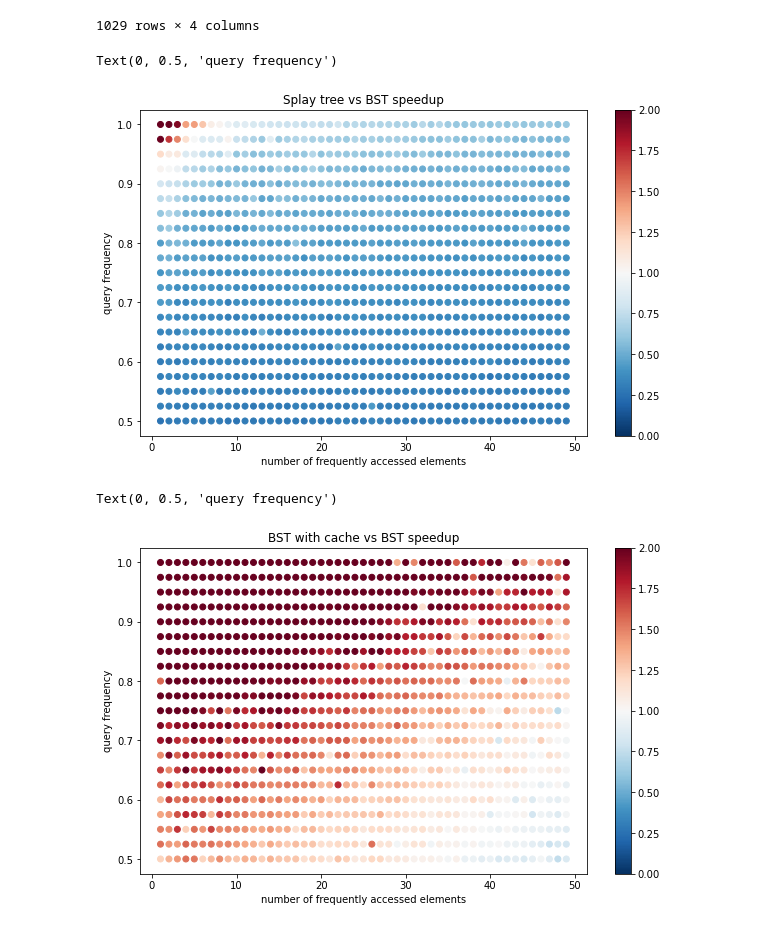
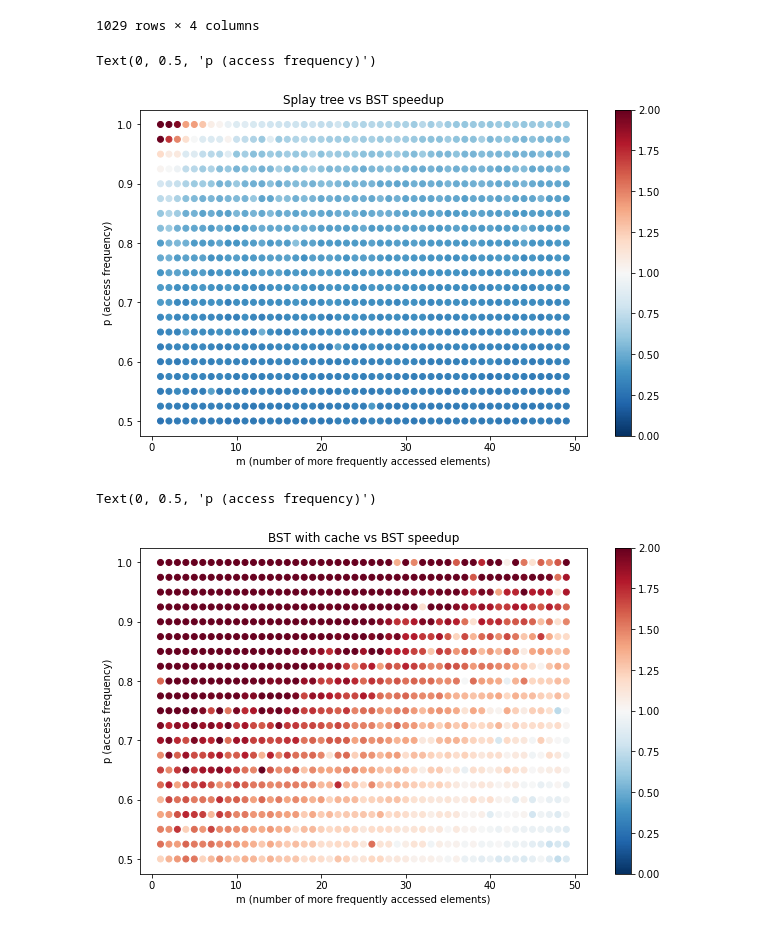
Before and after one commit to alberttxu/splaytree, a Jupyter notebook: Untitled.ipynb, the cells around one changed output. Saved outputs shown, nothing was run; the diff lists cells and outputs as text; code cells hidden in the pictures.

```diff
--- a/Untitled.ipynb
+++ b/Untitled.ipynb
@@ -23,20 +23,20 @@ df
 # %%
 plt.figure(figsize=(10,6))
 plt.scatter(df.m, df.p, c=df.speedup_splay, cmap="RdBu_r", vmin=0, vmax=2)
 plt.colorbar()
 plt.title("Splay tree vs BST speedup")
-plt.xlabel("number of frequently accessed elements")
-plt.ylabel("query frequency")
+plt.xlabel("m (number of more frequently accessed elements)")
+plt.ylabel("p (access frequency)")
 # %% [output]
-Text(0, 0.5, 'query frequency')
+Text(0, 0.5, 'p (access frequency)')
-[figure, old version]
+[figure, new version]
 # %%
 plt.figure(figsize=(10,6))
 plt.scatter(df.m, df.p, c=df.speedup_arraycache, cmap="RdBu_r", vmin=0, vmax=2)
 plt.colorbar()
 plt.title("BST with cache vs BST speedup")
-plt.xlabel("number of frequently accessed elements")
-plt.ylabel("query frequency")
+plt.xlabel("m (number of more frequently accessed elements)")
+plt.ylabel("p (access frequency)")
 # %% [output]
-Text(0, 0.5, 'query frequency')
+Text(0, 0.5, 'p (access frequency)')
-[figure, old version]
+[figure, new version]
```
Also changed, not shown: 3 other files.
